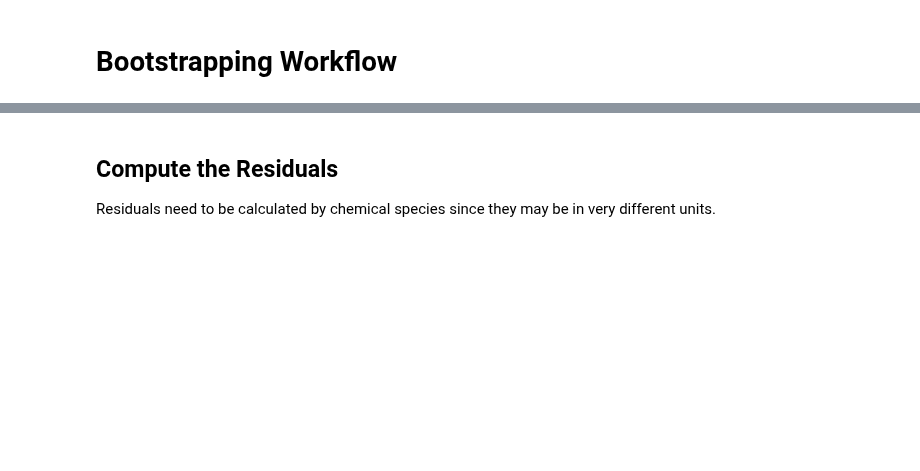
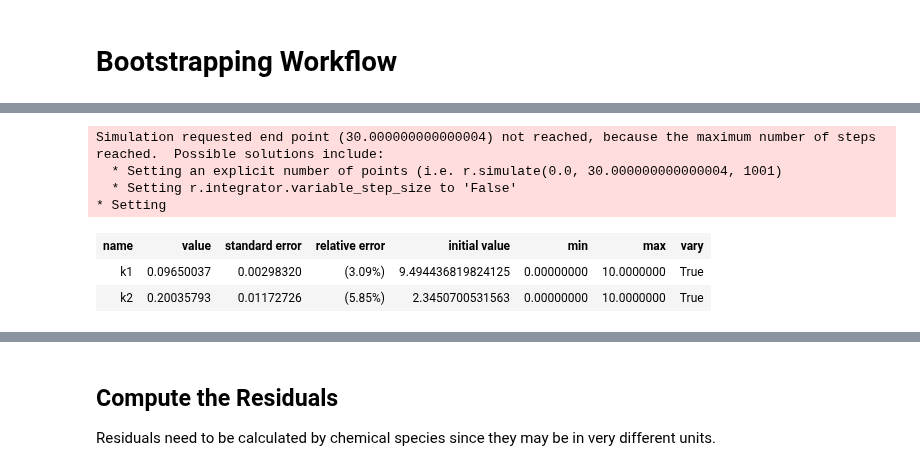
Before and after one commit to ModelEngineering/advancing-biomedical-models, a Jupyter notebook: lecture_12/bootstrapping/12_stimating_Parameter_Confidence_Intervals_With_Bootstrapping.ipynb, the cells around one changed output, grey strips where cells are left out. Saved outputs shown, nothing was run; the diff lists cells and outputs as text; code cells hidden in the pictures; blank space fills up the shorter version.

```diff
--- a/lecture_12/bootstrapping/12_stimating_Parameter_Confidence_Intervals_With_Bootstrapping.ipynb
+++ b/lecture_12/bootstrapping/12_stimating_Parameter_Confidence_Intervals_With_Bootstrapping.ipynb
@@ -115,0 +113,14 @@ fitted_parameters
+# %%
+FITTER = ModelFitter(MODEL, OBS_TS, parametersToFit=["k1", "k2"])
+FITTER.fitModel()
+FITTED_TS = FITTER.fittedTS
+PARAMETER_ESTIMATES = FITTER.params
+PARAMETER_ESTIMATES
+# %% [output]
+Simulation requested end point (30.000000000000004) not reached, because the maximum number of steps reached.  Possible solutions include:
+  * Setting an explicit number of points (i.e. r.simulate(0.0, 30.000000000000004, 1001)
+  * Setting r.integrator.variable_step_size to 'False'
+* Setting
+| name | value | standard error | relative error | initial value | min | max | vary |
+| k1 | 0.09650037 | 0.00298320 | (3.09%) | 9.494436819824125 | 0.00000000 | 10.0000000 | True |
+| k2 | 0.20035793 | 0.01172726 | (5.85%) | 2.3450700531563 | 0.00000000 | 10.0000000 | True |
```
Also changed, not shown: parts of 35 cells of this notebook, 2 other files.
